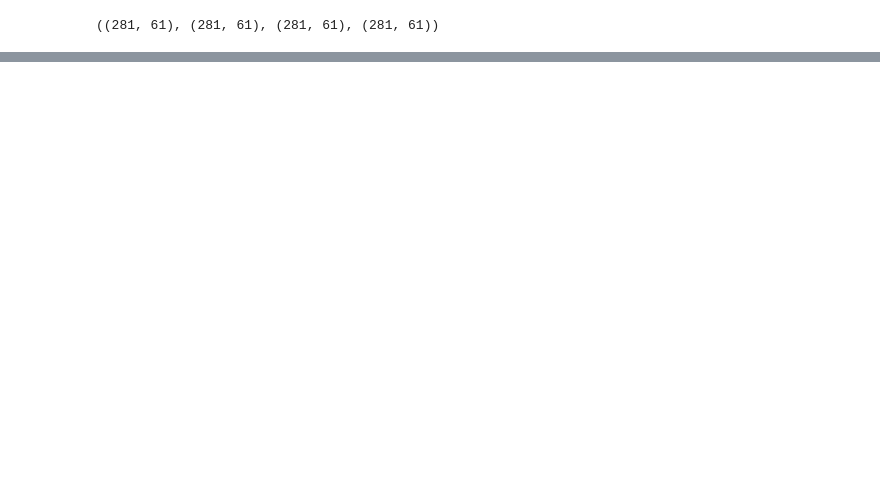
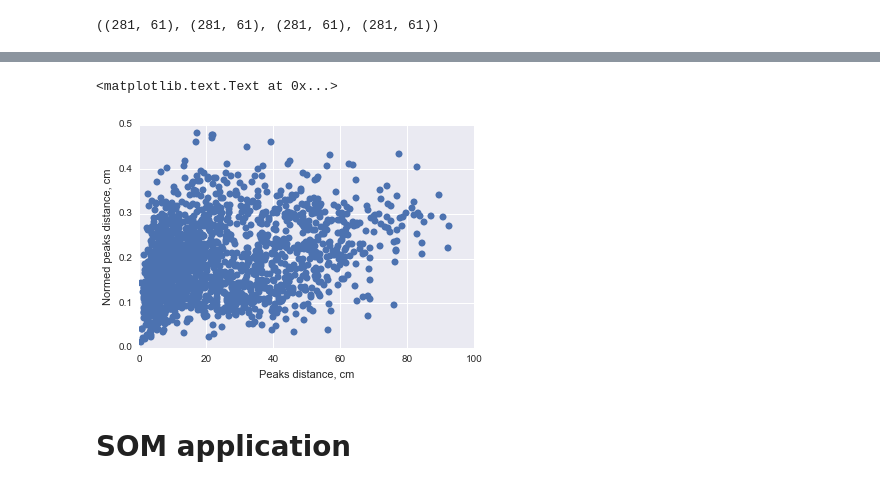
Before and after one commit to iterater/ensemble-forecasting, a Jupyter notebook: ipynb/Peak destinction.ipynb, the cells around one changed output, grey strips where cells are left out. Cells and saved outputs as stored; diff of their text form; code cells hidden in the pictures; blank space fills up the shorter version.

```diff
--- a/ipynb/Peak destinction.ipynb
+++ b/ipynb/Peak destinction.ipynb
@@ -63,0 +113,9 @@ array([[ 26,  54,  56,  58],
+# %%
+plt.plot(dist_list[:, 0], dist_list[:, 1], 'o')
+plt.xlabel('Peaks distance, cm')
+plt.ylabel('Normed peaks distance, cm')
+# %% [output]
+<matplotlib.text.Text at 0x...>
+[figure, added]
+# %% [markdown]
+# SOM application
```
Also changed, not shown: parts of 7 cells of this notebook.
